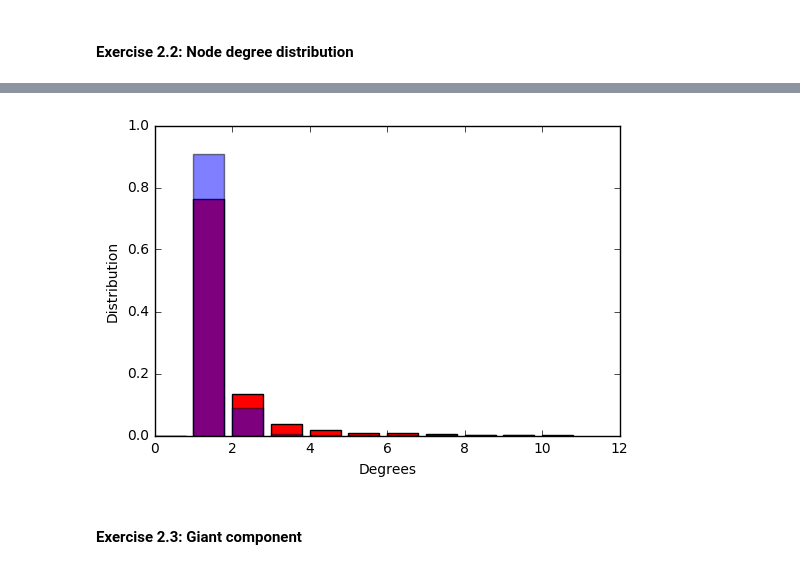
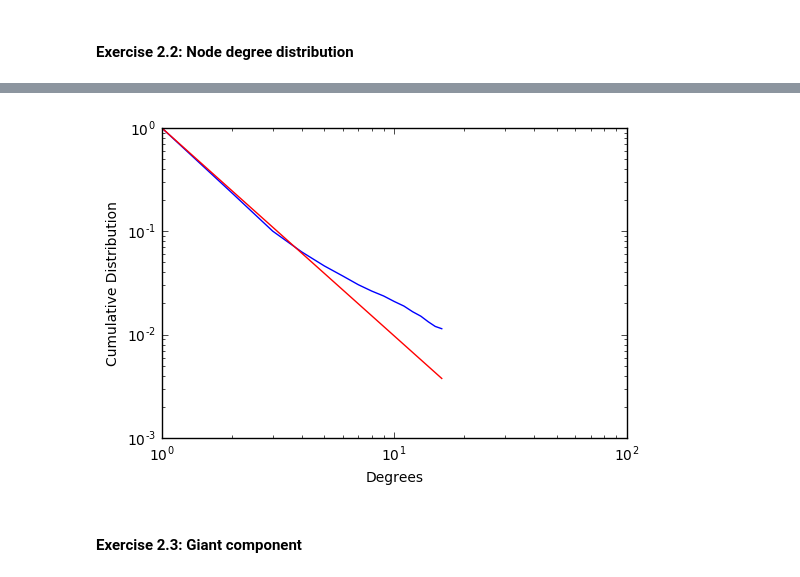
Before and after one commit to jeanbaptistebeau/Internet-Analytics-Notebooks, a Jupyter notebook: lab2/notebooks/ix-lab2-notebook-part1.ipynb, the cells around one changed output, grey strips where cells are left out. Cells and saved outputs as stored; diff of their text form; code cells hidden in the pictures.

```diff
--- a/lab2/notebooks/ix-lab2-notebook-part1.ipynb
+++ b/lab2/notebooks/ix-lab2-notebook-part1.ipynb
@@ -88,14 +86,18 @@ mle_poisson = lambda sample, n: sum(sample[:n]) / n # use mle to find mu
-# %%
-fig, ax = plt.subplots()
-ax.bar(x, y, color='r')
-mu = mle_poisson(list(deg_distr.values()), N)
-gen_data = [poisson.pmf(x, mu, 1) for x in range(N)]
-ax.bar(x[:len(gen_data)],gen_data, alpha=0.5)
-ax.xaxis.set_label_text("Degrees")
-ax.yaxis.set_label_text("Distribution")
-plt.show()
-# %% [output]
-[figure, removed]
+# %%
+from scipy.optimize import curve_fit
+def myExp(x, a):
+    return np.power(x, -a)
+
+popt, pcov = curve_fit(myExp, np.array(x[:N]), np.array(y[:N]))
+fig, ax = plt.subplots()
+ax.semilogy(x, y)
+gen_data = np.power(x, -popt[0])
+ax.loglog(x[:len(gen_data)],gen_data, color='r')
+ax.xaxis.set_label_text("Degrees")
+ax.yaxis.set_label_text("Cumulative Distribution")
+plt.show()
+# %% [output]
+[figure, added]
 # %% [markdown]
 #### Exercise 2.3: Giant component
 # %%
```
Also changed, not shown: parts of 7 cells of this notebook.
